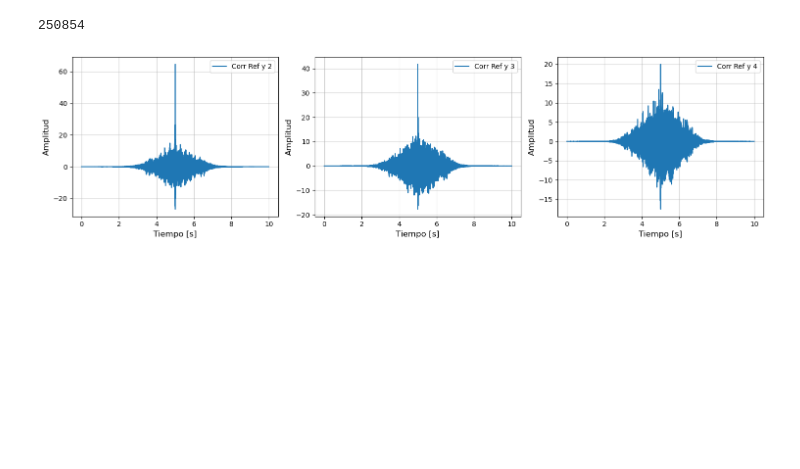
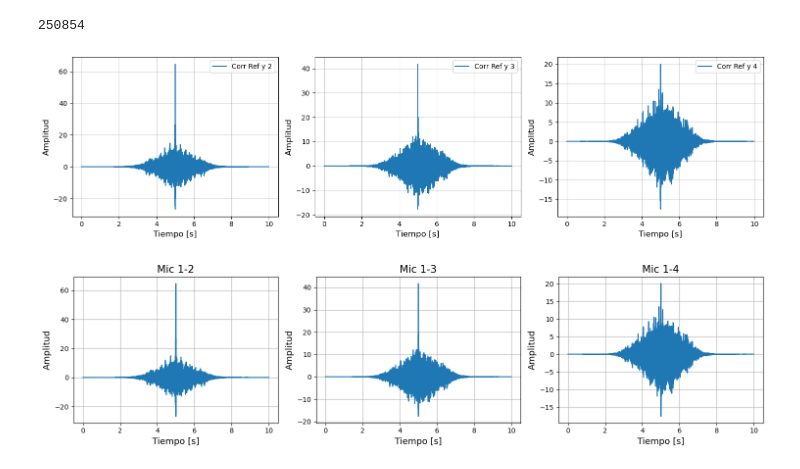
Before and after one commit to Joaqo99/DSP-TP, a Jupyter notebook: test_campo_difuso.ipynb, the cells around one changed output. Saved outputs shown, nothing was run; the diff lists cells and outputs as text; code cells hidden in the pictures; blank space fills up the shorter version.

```diff
--- a/test_campo_difuso.ipynb
+++ b/test_campo_difuso.ipynb
@@ -312,6 +312,21 @@ corr_plot_3 = {"x":t_corr, "y":corr[2], "pos":2, "legend":f"Corr Ref y 4"}
 signals_ploter(corr_plot_1, corr_plot_2, corr_plot_3, col=3, size=(15, 4))
 # %% [output]
 [figure]
+# %%
+corr = []
+for i in np.arange(len(grabaciones)-1):
+    corr_class = signal.correlate(grabaciones[0], grabaciones[i+1])
+    corr.append(corr_class)
+
+_, t_corr = get_audio_time_array(corr[0], fs)
+
+corr_1_pd = lambda: plot.plot_signal({"time vector":t_corr, "signal":corr[0]}, title="Mic 1-2", grid=True, show=False)
+corr_2_pd = lambda: plot.plot_signal({"time vector":t_corr, "signal":corr[1]}, title="Mic 1-3", grid=True, show=False)
+corr_3_pd = lambda: plot.plot_signal({"time vector":t_corr, "signal":corr[2]}, title="Mic 1-4", grid=True, show=False)
+
+plot.multiplot(corr_1_pd, corr_2_pd, corr_3_pd, figsize=(15, 4), ncols=3)
+# %% [output]
+[figure, added]
 # %%
 for i in np.arange(len(grabaciones)-1):
     corr_class = af.cross_corr(grabaciones[0], grabaciones[i+1], fs=fs)
```
Also changed, not shown: parts of 4 cells of this notebook, 4 other files.
